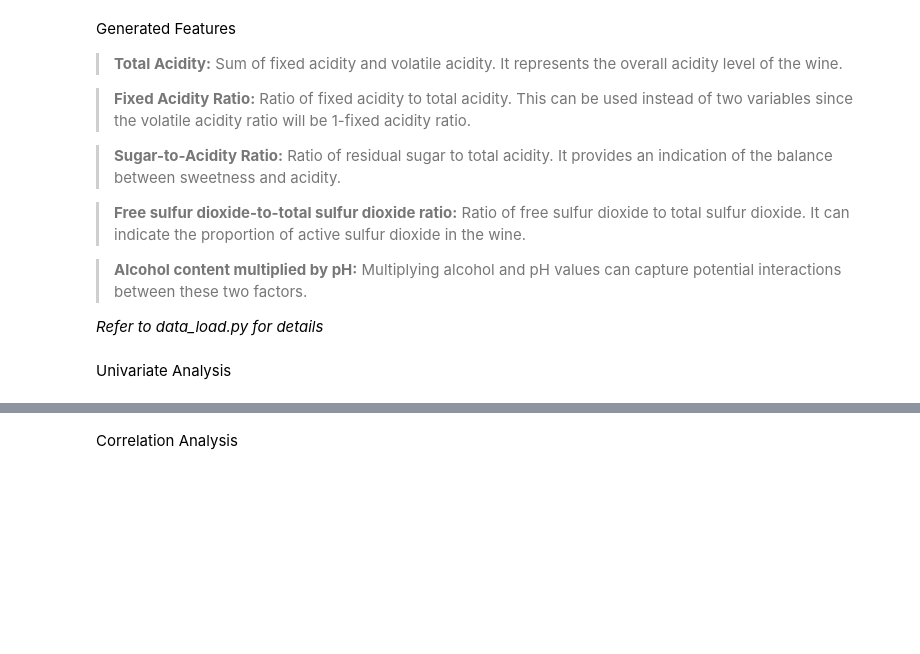
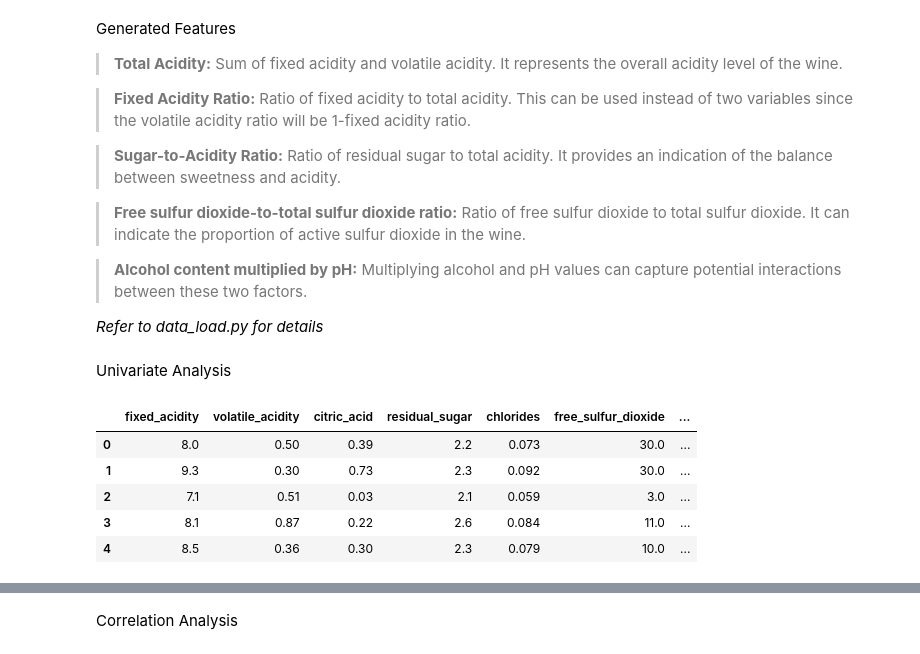
Before and after one commit to tylncck/Wine_Quality_Kaggle, a Jupyter notebook: notebooks_scripts/eda/EDA.ipynb, the cells around one changed output, grey strips where cells are left out. Cells and saved outputs as stored; diff of their text form; code cells hidden in the pictures; blank space fills up the shorter version.

```diff
--- a/notebooks_scripts/eda/EDA.ipynb
+++ b/notebooks_scripts/eda/EDA.ipynb
@@ -31,6 +33,16 @@ train_df_new = feature_generation(train_df)
 test_df_new = feature_generation(test_df)
 # %% [markdown]
 Univariate Analysis
+# %%
+pd.set_option('display.max_columns', None)
+train_df.head()
+# %% [output]
+|  | fixed_acidity | volatile_acidity | citric_acid | residual_sugar | chlorides | free_sulfur_dioxide | ... |
+| 0 | 8.0 | 0.50 | 0.39 | 2.2 | 0.073 | 30.0 | ... |
+| 1 | 9.3 | 0.30 | 0.73 | 2.3 | 0.092 | 30.0 | ... |
+| 2 | 7.1 | 0.51 | 0.03 | 2.1 | 0.059 | 3.0 | ... |
+| 3 | 8.1 | 0.87 | 0.22 | 2.6 | 0.084 | 11.0 | ... |
+| 4 | 8.5 | 0.36 | 0.30 | 2.3 | 0.079 | 10.0 | ... |
 # %%
 columns_to_plot = [col for col in train_df.columns if col not in ['quality']]
 
```
Also changed, not shown: parts of 4 cells of this notebook, 1 other file.
